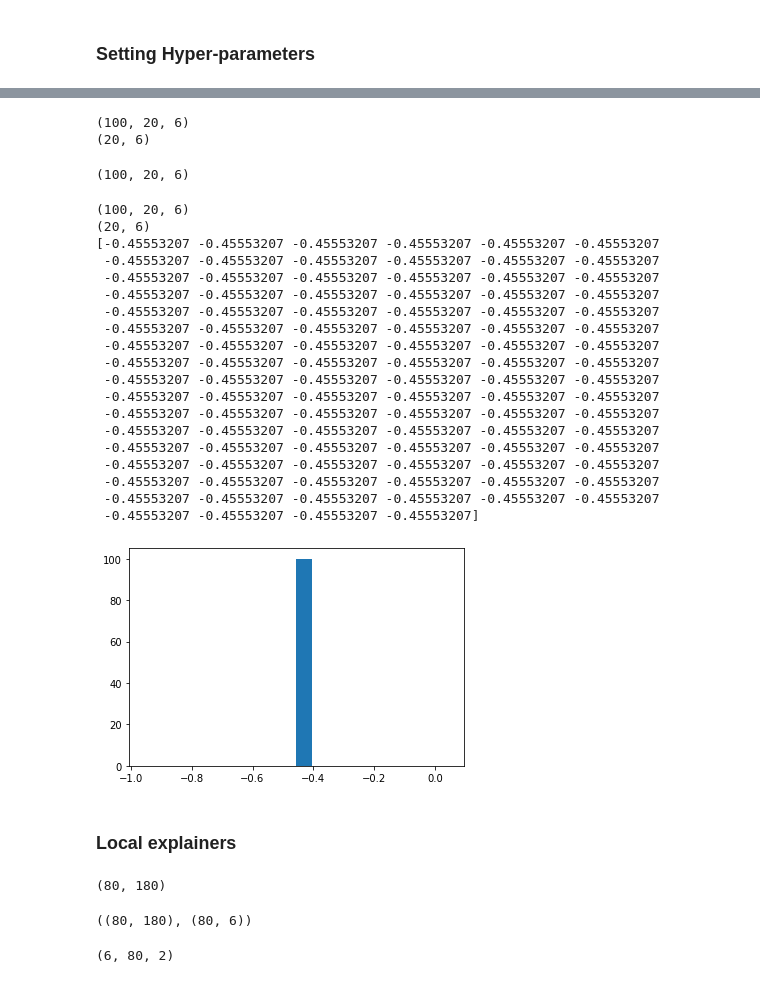
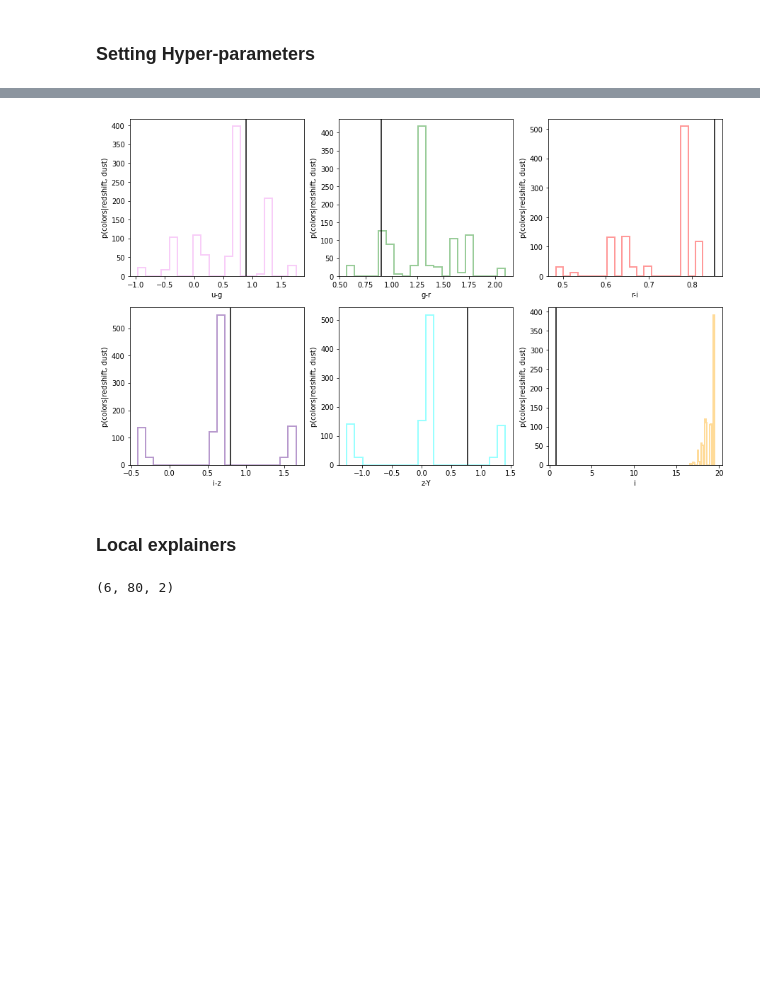
Before and after one commit to patricialarsen/emulator_utils, a Jupyter notebook: notebooks/demo_explainers.ipynb, the cells around one changed output, grey strips where cells are left out. Cells and saved outputs as stored; diff of their text form; code cells hidden in the pictures; blank space fills up the shorter version.

Commit message:
color-redhift relation

```diff
--- a/notebooks/demo_explainers.ipynb
+++ b/notebooks/demo_explainers.ipynb
@@ -154,40 +164 @@ def prob_color(param_in):
     return cols_magi
-# %%
-param_test_unscaled = unscale(param_test, scaler)
-color_forward(param_test_unscaled).shape
-prob_color(param_test_unscaled).shape
-# %% [output]
-(100, 20, 6)
-(20, 6)
-(100, 20, 6)
-# %%
-pcolor = prob_color(param_test_unscaled)
-
-galID = 1
-bandID = 2
-
-plt.figure(3)
-
-plt.hist(pcolor[:, galID, bandID], bins = 20);
-print(pcolor[:, galID, bandID])
-# %% [output]
-(100, 20, 6)
-(20, 6)
-[-0.45553207 -0.45553207 -0.45553207 -0.45553207 -0.45553207 -0.45553207
- -0.45553207 -0.45553207 -0.45553207 -0.45553207 -0.45553207 -0.45553207
- -0.45553207 -0.45553207 -0.45553207 -0.45553207 -0.45553207 -0.45553207
- -0.45553207 -0.45553207 -0.45553207 -0.45553207 -0.45553207 -0.45553207
- -0.45553207 -0.45553207 -0.45553207 -0.45553207 -0.45553207 -0.45553207
- -0.45553207 -0.45553207 -0.45553207 -0.45553207 -0.45553207 -0.45553207
- -0.45553207 -0.45553207 -0.45553207 -0.45553207 -0.45553207 -0.45553207
- -0.45553207 -0.45553207 -0.45553207 -0.45553207 -0.45553207 -0.45553207
- -0.45553207 -0.45553207 -0.45553207 -0.45553207 -0.45553207 -0.45553207
- -0.45553207 -0.45553207 -0.45553207 -0.45553207 -0.45553207 -0.45553207
- -0.45553207 -0.45553207 -0.45553207 -0.45553207 -0.45553207 -0.45553207
- -0.45553207 -0.45553207 -0.45553207 -0.45553207 -0.45553207 -0.45553207
- -0.45553207 -0.45553207 -0.45553207 -0.45553207 -0.45553207 -0.45553207
- -0.45553207 -0.45553207 -0.45553207 -0.45553207 -0.45553207 -0.45553207
- -0.45553207 -0.45553207 -0.45553207 -0.45553207 -0.45553207 -0.45553207
- -0.45553207 -0.45553207 -0.45553207 -0.45553207 -0.45553207 -0.45553207
- -0.45553207 -0.45553207 -0.45553207 -0.45553207]
-[figure, removed]
@@ -194,3 +171,19 @@ print(pcolor[:, galID, bandID])
+# %%
+colors = ['violet', 'green', 'red', 'indigo', 'cyan', 'orange']
+target_labels = ['u-g', 'g-r', 'r-i', 'i-z', 'z-Y', 'i']
+
+f, a = plt.subplots(2,3, figsize=(15, 9))
+
+for galID in range(6, 7):
+    for bandID in range(6):
+        a[int(bandID/3),bandID%3].hist(pcolor[:, galID, bandID], bins = 20, histtype='step', color=colors[bandID], alpha=0.4, lw=2);
+        a[int(bandID/3),bandID%3].set_xlabel(target_labels[bandID])
+        a[int(bandID/3),bandID%3].set_ylabel('p(colors|redshift, dust)')
+        a[int(bandID/3),bandID%3].axvline(color_test[galID, bandID], color='k')
+        # print(color_test[galID, bandID])
+        # print(4*'====')
+# %% [output]
+[figure, added]
 # %% [markdown]
 ### Local explainers
 # %%
@@ -198,17 +191,6 @@ from emulator_utils.explainers import shap_estimate
 from emulator_utils.explainers import plot_shap_summary_single, plot_shap_summary_multiple
 from emulator_utils.explainers import plot_shap_force_single, plot_shap_force_multiple
 from emulator_utils.explainers import global_explainer
-# %%
-param_train_unscaled = unscale(param_train, scaler)
-param_test_unscaled = unscale(param_test, scaler)
-
-param_train_unscaled.shape
-# %% [output]
-(80, 180)
-# %%
-param_train_unscaled.shape, color_forward(param_train_unscaled).shape
-# %% [output]
-((80, 180), (80, 6))
 # %%
 param_train_unscaled = unscale(param_train, scaler)[:,0:2]
 param_test_unscaled = unscale(param_train, scaler)[:,0:2]
```
Also changed, not shown: parts of 16 cells of this notebook, 2 other files.
